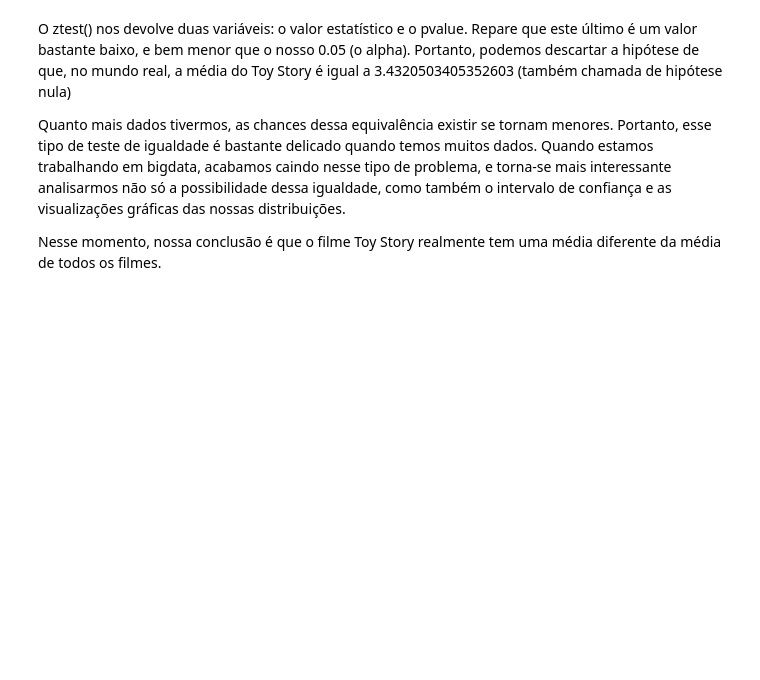
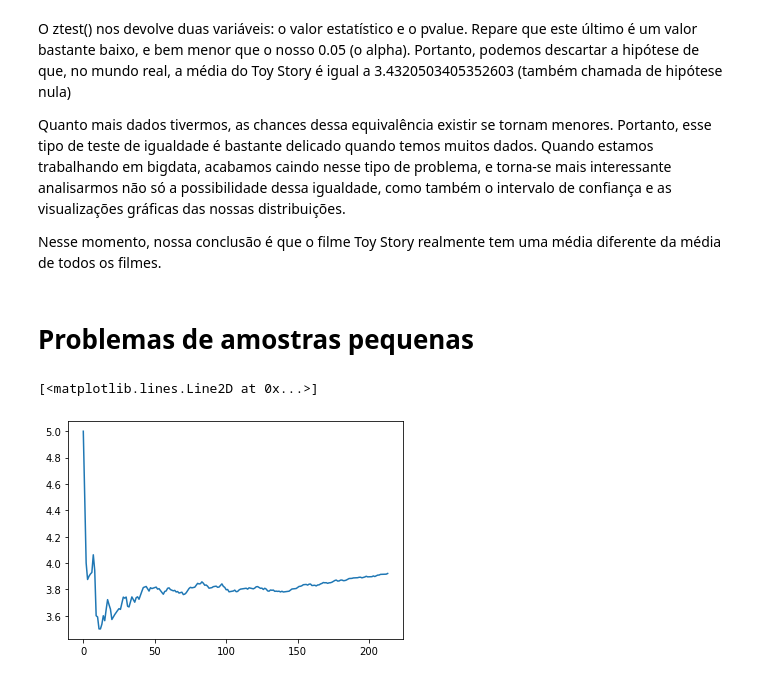
Before and after one commit to marantmir/Formacao_Data_Science, a Jupyter notebook: Data_Science_Introdução_a_Testes.ipynb, the cells around one changed output. Drawn from its saved outputs; the diff is of its cells as text; code cells hidden in the pictures; blank space fills up the shorter version.

```diff
--- a/Data_Science_Introdução_a_Testes.ipynb
+++ b/Data_Science_Introdução_a_Testes.ipynb
@@ -463,3 +463,16 @@ O ztest() nos devolve duas variáveis: o valor estatístico e o pvalue. Repare q
 Quanto mais dados tivermos, as chances dessa equivalência existir se tornam menores. Portanto, esse tipo de teste de igualdade é bastante delicado quando temos muitos dados. Quando estamos trabalhando em bigdata, acabamos caindo nesse tipo de problema, e torna-se mais interessante analisarmos não só a possibilidade dessa igualdade, como também o intervalo de confiança e as visualizações gráficas das nossas distribuições.
 
 Nesse momento, nossa conclusão é que o filme Toy Story realmente tem uma média diferente da média de todos os filmes.
+# %% [markdown]
+# Problemas de amostras pequenas
+# %%
+# Plotando as notas do Filme Toy Story e checando se a amostra é suficiente
+np.random.seed(75241)
+temp = notas1.sample(frac=1).rating
+
+medias = [temp[0:i].mean() for i in range(1, len(temp))]
+
+plt.plot(medias)
+# %% [output]
+[<matplotlib.lines.Line2D at 0x...>]
+[figure, added]
```
Also changed, not shown: parts of 5 cells of this notebook.
